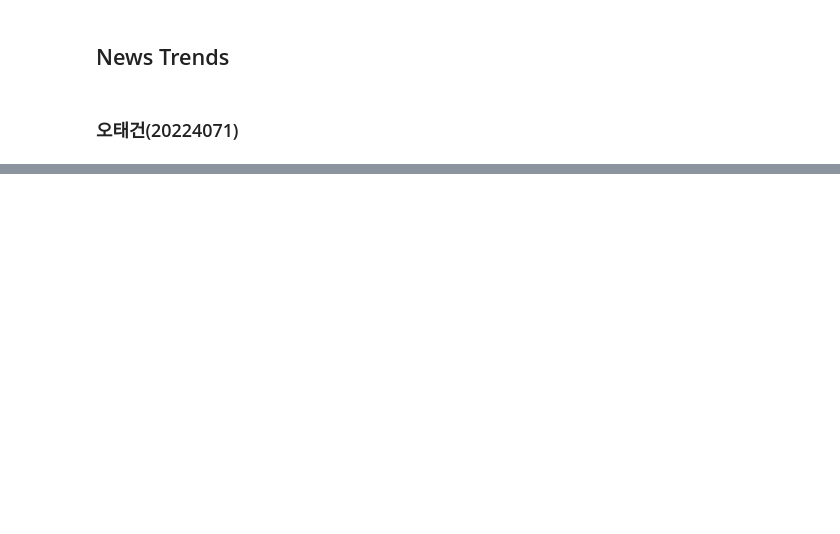
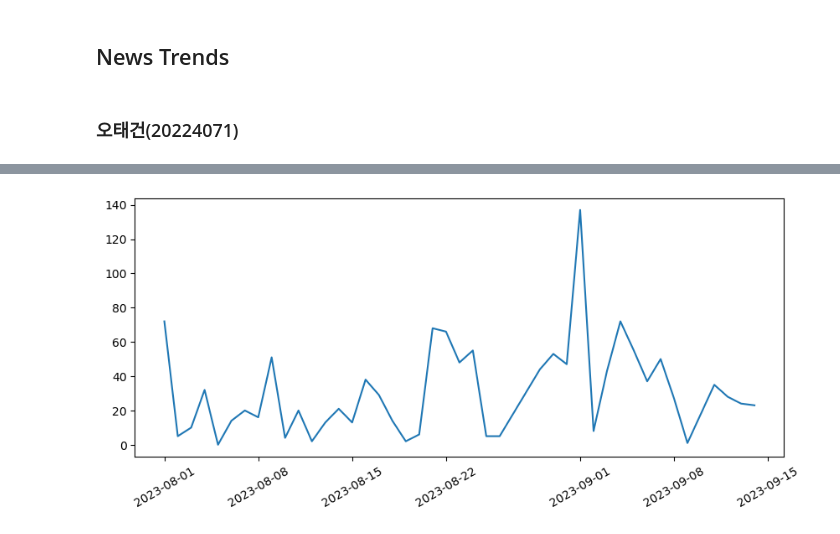
Before and after one commit to iamtaegu/big-data-analysis, a Jupyter notebook: news-crawler/news_trends.ipynb, the cells around one changed output, grey strips where cells are left out. Cells and saved outputs as stored; diff of their text form; code cells hidden in the pictures; blank space fills up the shorter version.

```diff
--- a/news-crawler/news_trends.ipynb
+++ b/news-crawler/news_trends.ipynb
@@ -53,0 +56,14 @@ resp.status_code
+# %%
+df['date'] = pd.to_datetime(df['key_as_string'])
+# %%
+df = df.set_index('date')
+# %%
+df = df.loc['2023-08-01':]
+# %%
+plt.rcParams['figure.figsize'] = (10, 4)
+# %%
+plt.plot(df['doc_count'])
+plt.xticks(rotation=30)
+plt.show()
+# %% [output]
+[figure, added]
```
Also changed, not shown: parts of 7 cells of this notebook, 7 other files.
